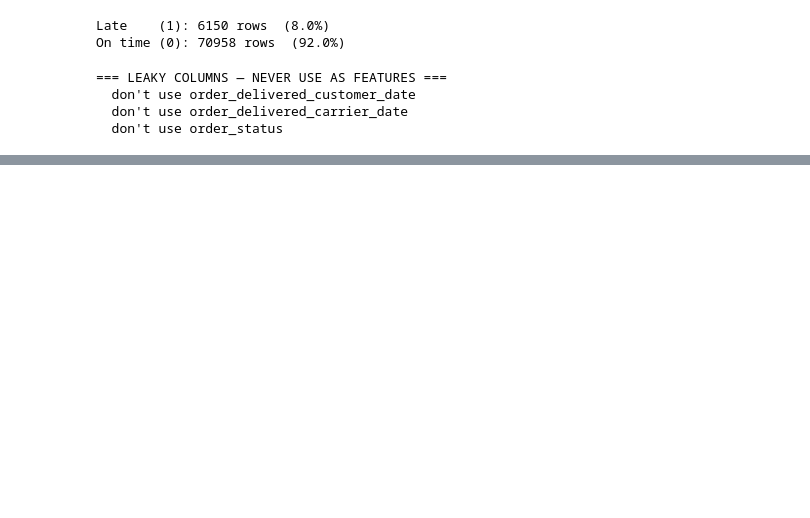
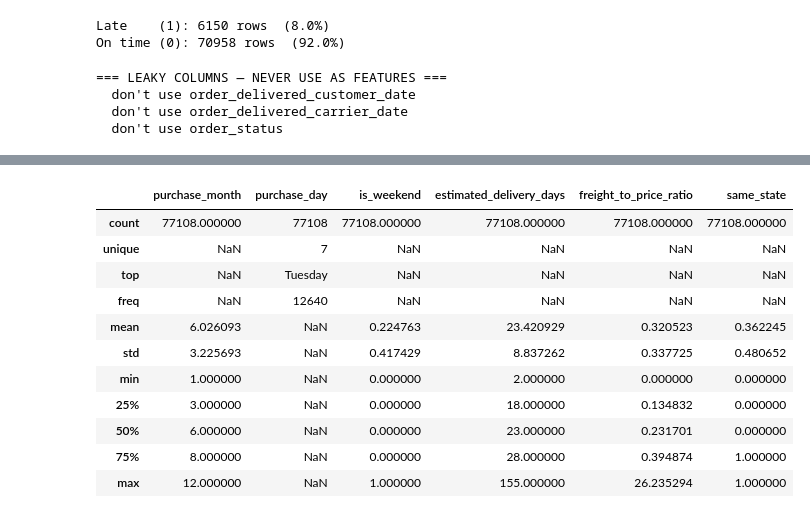
Before and after one commit to Mohamedsafwannn/MLOPS_pgp, a Jupyter notebook: notebook/feature_engineering.ipynb, the cells around one changed output, grey strips where cells are left out. Drawn from its saved outputs; the diff is of its cells as text; code cells hidden in the pictures; blank space fills up the shorter version.

```diff
--- a/notebook/feature_engineering.ipynb
+++ b/notebook/feature_engineering.ipynb
@@ -114,0 +194,12 @@ for col in leaky_columns:
+# %%
+# Create estimated delivery days feature
+
+train['estimated_delivery_days'] = (
+    train['order_estimated_delivery_date'] -
+    train['order_purchase_timestamp']
+).dt.days
+
+test['estimated_delivery_days'] = (
+    test['order_estimated_delivery_date'] -
+    test['order_purchase_timestamp']
+).dt.days
@@ -114,0 +253,16 @@ for col in leaky_columns:
+# %%
+import numpy as np
+
+# Create freight-to-price ratio feature
+
+train['freight_to_price_ratio'] = np.where(
+    train['price'] != 0,
+    train['freight_value'] / train['price'],
+    0
+)
+
+test['freight_to_price_ratio'] = np.where(
+    test['price'] != 0,
+    test['freight_value'] / test['price'],
+    0
+)
@@ -114,0 +290,10 @@ for col in leaky_columns:
+# %%
+# Create same_state feature
+
+train['same_state'] = (
+    train['seller_state'] == train['customer_state']
+).astype(int)
+
+test['same_state'] = (
+    test['seller_state'] == test['customer_state']
+).astype(int)
@@ -114,0 +407,20 @@ for col in leaky_columns:
+# %%
+train[['purchase_month',
+       'purchase_day',
+       'is_weekend',
+       'estimated_delivery_days',
+       'freight_to_price_ratio',
+       'same_state']].describe(include='all')
+# %% [output]
+|  | purchase_month | purchase_day | is_weekend | estimated_delivery_days | freight_to_price_ratio | same_state |
+| count | 77108.000000 | 77108 | 77108.000000 | 77108.000000 | 77108.000000 | 77108.000000 |
+| unique | NaN | 7 | NaN | NaN | NaN | NaN |
+| top | NaN | Tuesday | NaN | NaN | NaN | NaN |
+| freq | NaN | 12640 | NaN | NaN | NaN | NaN |
+| mean | 6.026093 | NaN | 0.224763 | 23.420929 | 0.320523 | 0.362245 |
+| std | 3.225693 | NaN | 0.417429 | 8.837262 | 0.337725 | 0.480652 |
+| min | 1.000000 | NaN | 0.000000 | 2.000000 | 0.000000 | 0.000000 |
+| 25% | 3.000000 | NaN | 0.000000 | 18.000000 | 0.134832 | 0.000000 |
+| 50% | 6.000000 | NaN | 0.000000 | 23.000000 | 0.231701 | 0.000000 |
+| 75% | 8.000000 | NaN | 0.000000 | 28.000000 | 0.394874 | 1.000000 |
+| max | 12.000000 | NaN | 1.000000 | 155.000000 | 26.235294 | 1.000000 |
```
Also changed, not shown: parts of 29 cells of this notebook, 2 other files.
